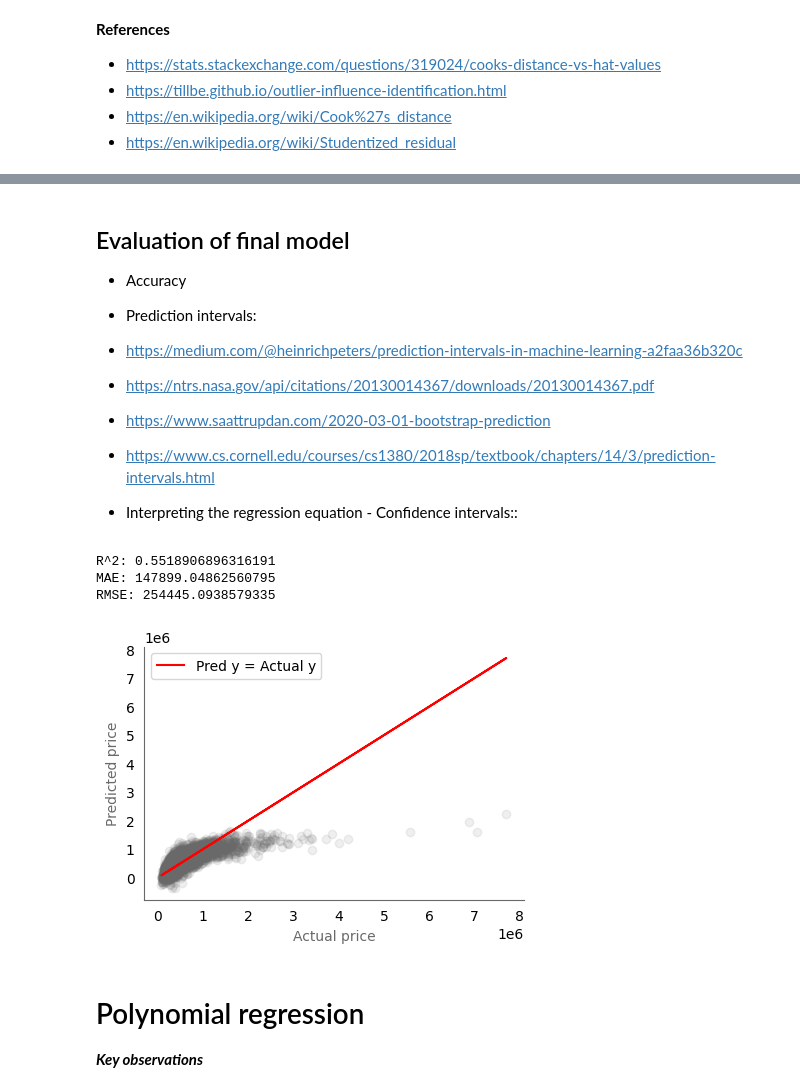
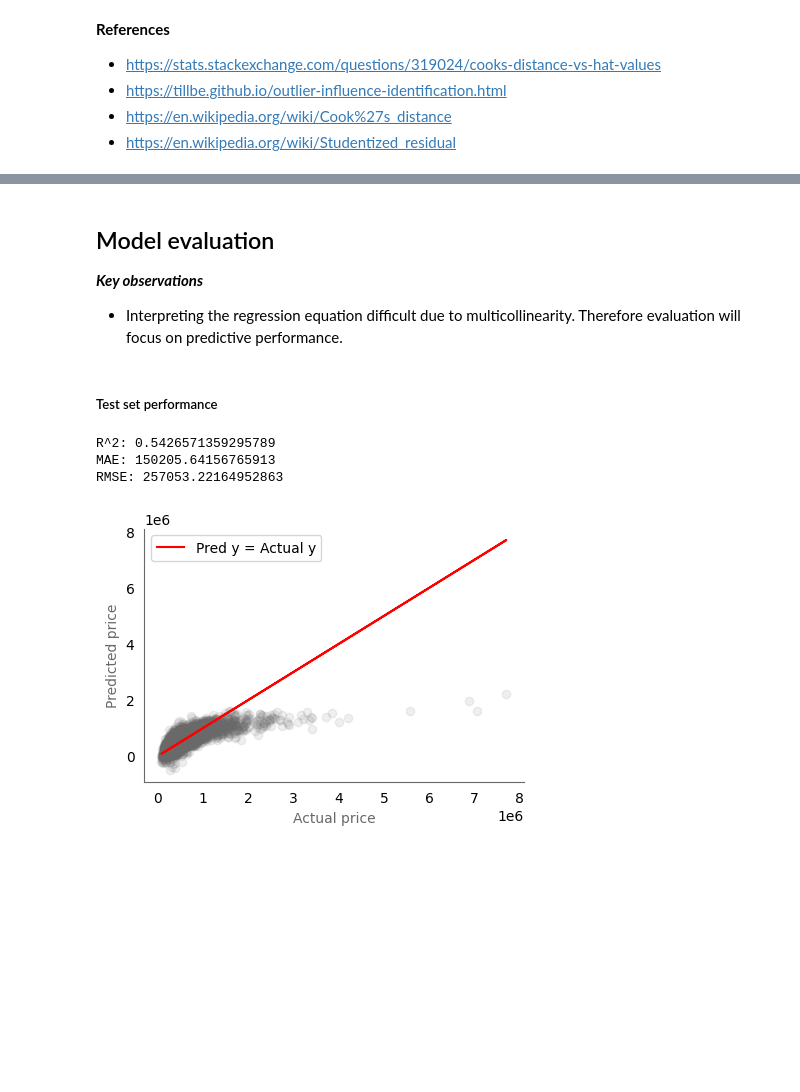
Before and after one commit to earth1987/house-price-regression, a Jupyter notebook: notebooks/model_selection_evaluation.ipynb, the cells around one changed output, grey strips where cells are left out. Cells and saved outputs as stored; diff of their text form; code cells hidden in the pictures; blank space fills up the shorter version.

```diff
--- a/notebooks/model_selection_evaluation.ipynb
+++ b/notebooks/model_selection_evaluation.ipynb
@@ -39,6 +39,7 @@ plt.style.use('seaborn-v0_8-muted')
 ## Import data
 # %%
 train_df = pd.read_csv(config.file_directory('cleaned') + 'train_df.csv')
+train_df = train_df.loc[:, train_df.columns!='yr_renovated_bool']
 print(f"Number of records: {train_df.shape[0]}")
 print(f"Number of columns: {train_df.shape[1]}")
 train_df.head()
@@ -68,5 +70,6 @@ Number of columns: 17
 # %%
 test_df = pd.read_csv(config.file_directory('cleaned') + 'test_df.csv')
+test_df = test_df.loc[:, test_df.columns!='yr_renovated_bool']
 print(f"Number of records: {test_df.shape[0]}")
 print(f"Number of columns: {test_df.shape[1]}")
 test_df.head()
@@ -901,43 +911,36 @@ RMSE: 235864.39450144634
 # %% [markdown]
-## Evaluation of final model
-* Accuracy
-* Prediction intervals:
-* https://medium.com/@heinrichpeters/prediction-intervals-in-machine-learning-a2faa36b320c
-* https://ntrs.nasa.gov/api/citations/20130014367/downloads/20130014367.pdf
-* https://www.saattrupdan.com/2020-03-01-bootstrap-prediction
-* https://www.cs.cornell.edu/courses/cs1380/2018sp/textbook/chapters/14/3/prediction-intervals.html
-
-* Interpreting the regression equation - Confidence intervals::
+## Model evaluation
+***Key observations***
+* Interpreting the regression equation difficult due to multicollinearity. Therefore evaluation will focus on predictive performance.
+# %% [markdown]
+##### Test set performance
 # %%
 predictors = ['bathrooms', 'bedrooms', 'condition', 'grade', 'sqft_living15', 'sqft_living', 'sqft_lot', 'view', 'yr_built', 'zipcode_price']
-X_train, X_test = train_df.loc[:, predictors], test_df.loc[:, predictors]
-y_train, y_test = train_df.loc[:, train_df.columns == 'price'], test_df.loc[:, test_df.columns == 'price']
+X_train, y_train = train_df.loc[:, predictors], train_df.loc[:, train_df.columns == 'price']
+X_test, y_test = test_df.loc[:, predictors], test_df.loc[:, test_df.columns == 'price']
 
 r2, mae, rmse = [], [], []
 pipe = Pipeline([('scaler', QuantileTransformer(output_distribution='normal')), ('lr', LinearRegression())])
 pipe.fit(X_train, y_train)
 y_pred = pipe.predict(X_test)
 
 print(f"R^2: {np.mean(r2_score(y_test, y_pred))}")
 print(f"MAE: {mean_absolute_error(y_test, y_pred)}")
 print(f"RMSE: {np.sqrt(mean_squared_error(y_test, y_pred))}")
 
 fig, axes = plt.subplots(nrows=1, ncols=1, constrained_layout=True, figsize=(6.4/1.5, 4.8/1.5))
 axes.tick_params(bottom=False, left=False)
 axes.grid(False)
 axes.spines[['top', 'right']].set_visible(False)
 axes.spines[['left', 'bottom']].set_color('dimgray')
 
 axes.scatter(y_test, y_pred, color='dimgray', alpha=0.1)
 axes.plot(y_test, y_test, color='red', label='Pred y = Actual y')
 axes.set_xlabel('Actual price', fontsize=10, color='dimgray')
 axes.set_ylabel('Predicted price', fontsize=10, color='dimgray')
 axes.legend();
 # %% [output]
-R^2: 0.5518906896316191
-MAE: 147899.04862560795
-RMSE: 254445.0938579335
+R^2: 0.5426571359295789
+MAE: 150205.64156765913
+RMSE: 257053.22164952863
-[figure, old version]
+[figure, new version]
-# %% [markdown]
-# Polynomial regression
-***Key observations***
```
Also changed, not shown: parts of 59 cells of this notebook, 4 other files.
